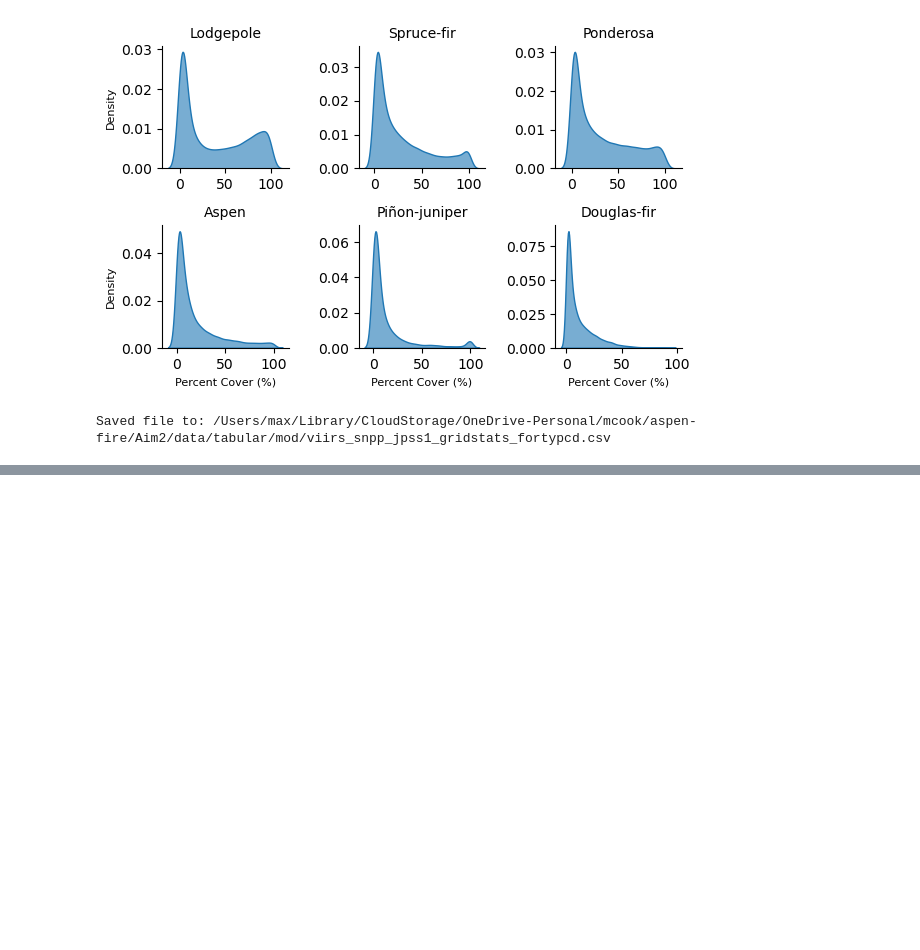
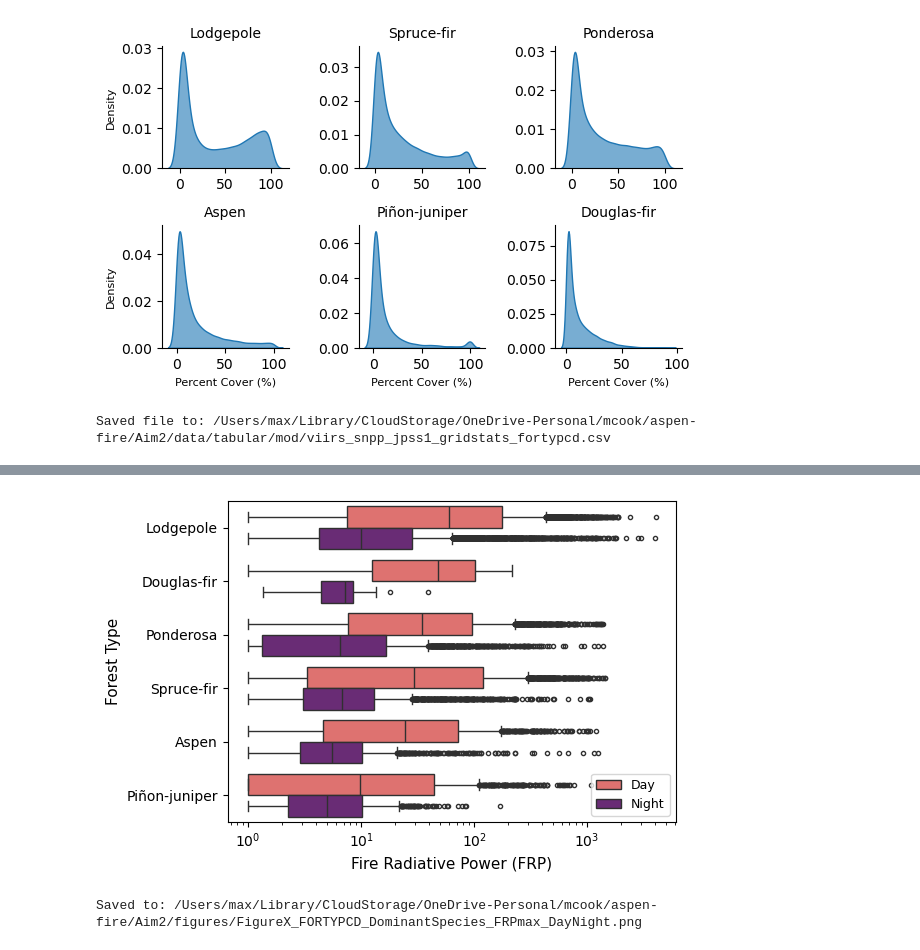
Before and after one commit to natshoff/aspen-fire-fork, a Jupyter notebook: Aim2/code/Python/05a_biophys_TreeMap_gridstats.ipynb, the cells around one changed output, grey strips where cells are left out. Cells and saved outputs as stored; diff of their text form; code cells hidden in the pictures; blank space fills up the shorter version.

```diff
--- a/Aim2/code/Python/05a_biophys_TreeMap_gridstats.ipynb
+++ b/Aim2/code/Python/05a_biophys_TreeMap_gridstats.ipynb
@@ -436,2 +475,51 @@ print(f"\nSaved to: {out_plot}\n")
+# %%
+dom_ = dom.copy()
+dom_['frp_max_day'] = dom_['frp_max_day'] + 1
+dom_['frp_max_night'] = dom_['frp_max_night'] + 1
+
+# Find the median and sort the forest types by FRP
+med = dom_.groupby('SpeciesName')['frp_max_day'].median().sort_values(ascending=False)
+sorted = med.index.tolist()
+
+# Reshape the data to long format for both day and night FRP
+dom_l = pd.melt(
+    dom_,
+    id_vars=['SpeciesName'],
+    value_vars=['frp_max_day', 'frp_max_night'],
+    var_name='DayNight',
+    value_name='FRP'
+)
+
+# Map `Time` values for clearer labels
+dom_l['DayNight'] = dom_l['DayNight'].map({'frp_max_day': 'Day', 'frp_max_night': 'Night'})
+
+# Create the plot
+plt.figure(figsize=(6, 4))
+
+sns.boxplot(
+    data=dom_l,
+    x="FRP",
+    y="SpeciesName",
+    hue="DayNight",
+    order=sorted,
+    palette='magma_r',
+    fliersize=3,
+)
+
+plt.xscale('log')  # Log-scale FRP
+plt.xlabel('Fire Radiative Power (FRP)', fontsize=11)
+plt.ylabel('Forest Type', fontsize=11)
+plt.legend(title='', loc='lower right', fontsize=9)
+plt.tight_layout()
+
+# Save and show the plot
+out_plot = os.path.join(projdir, 'figures/FigureX_FORTYPCD_DominantSpecies_FRPmax_DayNight.png')
+plt.savefig(out_plot, dpi=300, bbox_inches='tight')
+plt.show()
+
+print(f"\nSaved to: {out_plot}\n")
+# %% [output]
+[figure, added]
+Saved to: /Users/max/Library/CloudStorage/OneDrive-Personal/mcook/aspen-fire/Aim2/figures/FigureX_FORTYPCD_DominantSpecies_FRPmax_DayNight.png
 # %%
 print(f"Counts of grid cells dominated by one species:\n\n{dom['SpeciesName'].value_counts()}\n")
```
Also changed, not shown: parts of 51 cells of this notebook, 22 other files.
